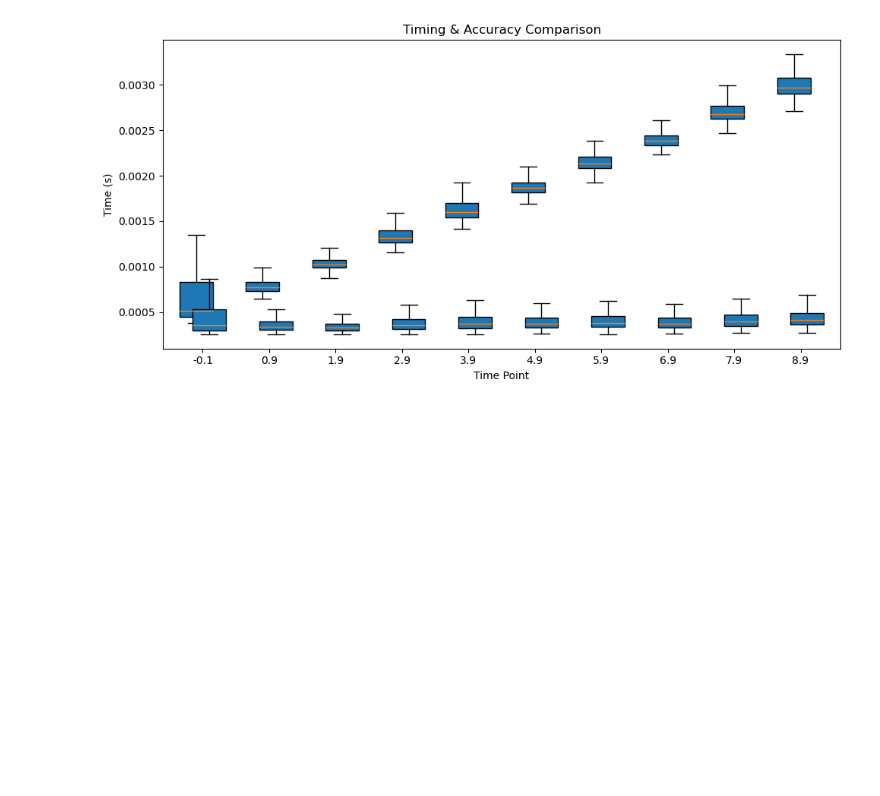
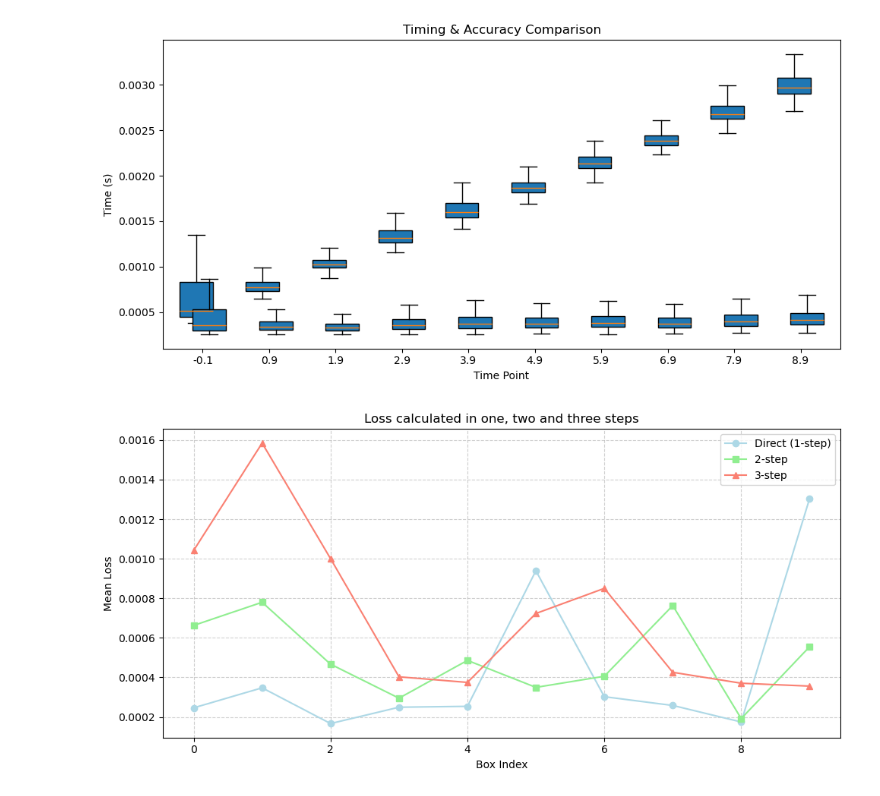
Before and after one commit to NikTimes/PINNS, a Jupyter notebook: experiments/naive_2d_osc/naive_2d_osc_benchmarl.ipynb, the cells around one changed output. Cells and saved outputs as stored; diff of their text form; code cells hidden in the pictures; blank space fills up the shorter version.

```diff
--- a/experiments/naive_2d_osc/naive_2d_osc_benchmarl.ipynb
+++ b/experiments/naive_2d_osc/naive_2d_osc_benchmarl.ipynb
@@ -142,6 +142,26 @@ loss_direct, loss_2step, loss_3step = semigroup_data(model       = deeponet,
                                                      num_boxes   = num_boxes,
                                                      out_mask    = [0, 1],
                                                      device      = device)
+# %%
+plt.figure(figsize=(10, 5))
+
+x = np.arange(num_boxes)
+
+plt.plot(x, loss_direct_means_1, marker='o', label='Direct (1-step)', color='lightblue')
+plt.plot(x, loss_direct_means_2, marker='s', label='2-step',          color='lightgreen')
+plt.plot(x, loss_direct_means_3, marker='^', label='3-step',          color='salmon')
+
+plt.xlabel("Box Index")
+plt.ylabel("Mean Loss")
+plt.title("Loss calculated in one, two and three steps")
+
+plt.grid(True, linestyle='--', alpha=0.6)
+plt.legend()
+plt.tight_layout()
+
+plt.show()
+# %% [output]
+[figure, added]
 # %%
 plt.figure(figsize=(10, 5))
 
```
Also changed, not shown: parts of 3 cells of this notebook, 17 other files.
